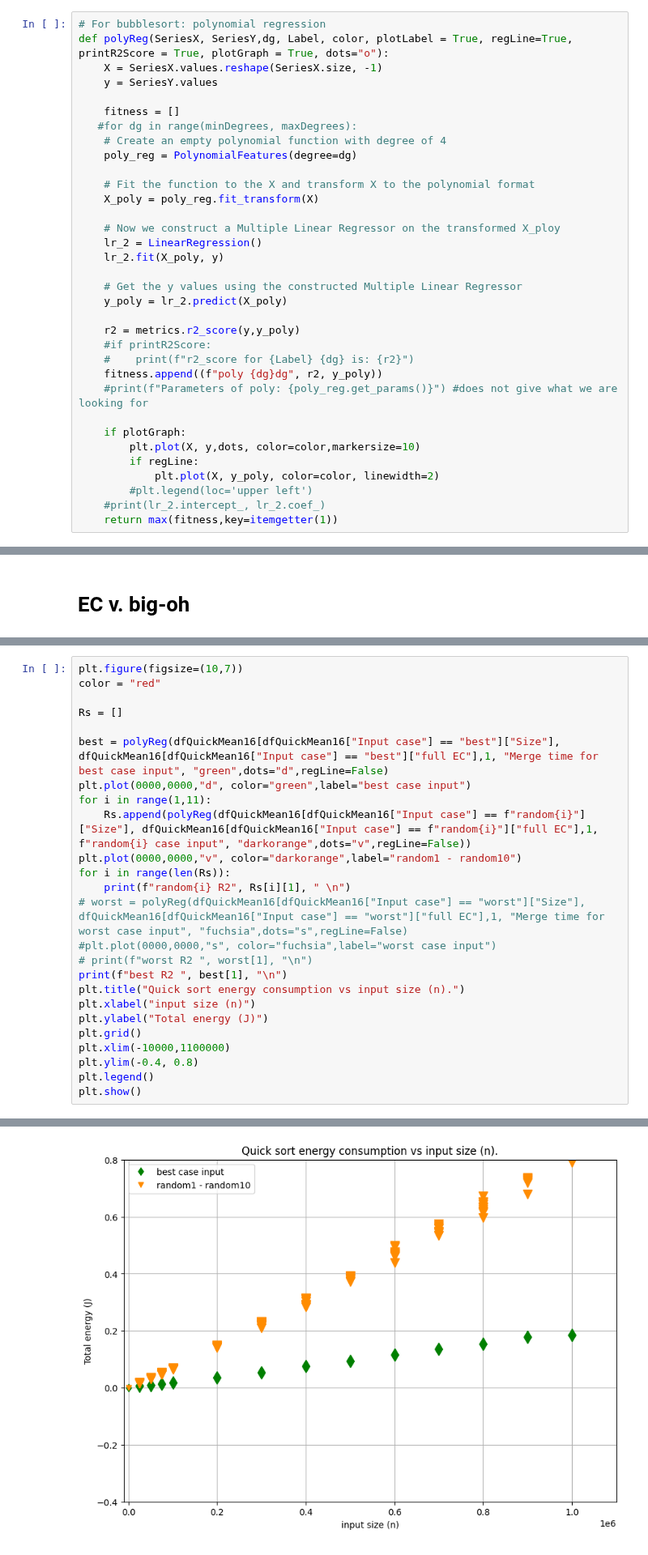
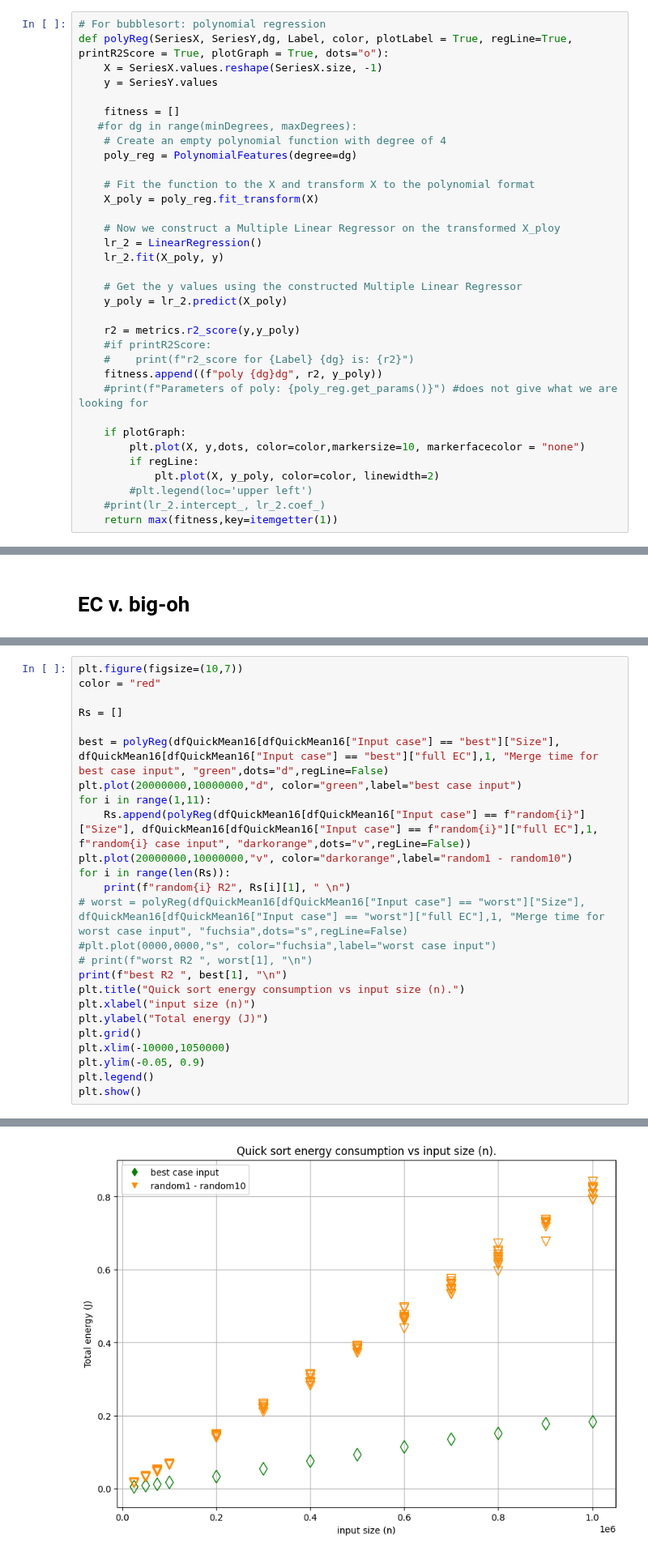
Before and after one commit to hrallil/RAPL_measurements, a Jupyter notebook: Java/FinalResults/FinalAnalysis/QuickMajaTest.ipynb, the cells around one changed output, grey strips where cells are left out. Shown at 81% size. Saved outputs shown, nothing was run; the diff lists cells and outputs as text.

Commit message:
removed origin dots and made all points hollow for all best and random quick graphs

```diff
--- a/Java/FinalResults/FinalAnalysis/QuickMajaTest.ipynb
+++ b/Java/FinalResults/FinalAnalysis/QuickMajaTest.ipynb
@@ -646,7 +646,7 @@ def polyReg(SeriesX, SeriesY,dg, Label, color, plotLabel = True, regLine=True, p
     #print(f"Parameters of poly: {poly_reg.get_params()}") #does not give what we are looking for
 
     if plotGraph:
-        plt.plot(X, y,dots, color=color,markersize=10)
+        plt.plot(X, y,dots, color=color,markersize=10, markerfacecolor = "none")
         if regLine:
             plt.plot(X, y_poly, color=color, linewidth=2)
         #plt.legend(loc='upper left')
@@ -929,43 +935,43 @@ color = "red"
 Rs = []
 
 best = polyReg(dfQuickMean16[dfQuickMean16["Input case"] == "best"]["Size"], dfQuickMean16[dfQuickMean16["Input case"] == "best"]["full EC"],1, "Merge time for best case input", "green",dots="d",regLine=False)
-plt.plot(0000,0000,"d", color="green",label="best case input")
+plt.plot(20000000,10000000,"d", color="green",label="best case input")
 for i in range(1,11):
     Rs.append(polyReg(dfQuickMean16[dfQuickMean16["Input case"] == f"random{i}"]["Size"], dfQuickMean16[dfQuickMean16["Input case"] == f"random{i}"]["full EC"],1, f"random{i} case input", "darkorange",dots="v",regLine=False))
-plt.plot(0000,0000,"v", color="darkorange",label="random1 - random10")
+plt.plot(20000000,10000000,"v", color="darkorange",label="random1 - random10")
 for i in range(len(Rs)):
     print(f"random{i} R2", Rs[i][1], " \n")
 # worst = polyReg(dfQuickMean16[dfQuickMean16["Input case"] == "worst"]["Size"], dfQuickMean16[dfQuickMean16["Input case"] == "worst"]["full EC"],1, "Merge time for worst case input", "fuchsia",dots="s",regLine=False)
 #plt.plot(0000,0000,"s", color="fuchsia",label="worst case input")
 # print(f"worst R2 ", worst[1], "\n")
 print(f"best R2 ", best[1], "\n")
 plt.title("Quick sort energy consumption vs input size (n).")
 plt.xlabel("input size (n)")
 plt.ylabel("Total energy (J)")
 plt.grid()
-plt.xlim(-10000,1100000)
-plt.ylim(-0.4, 0.8)
+plt.xlim(-10000,1050000)
+plt.ylim(-0.05, 0.9)
 plt.legend()
 plt.show()
 # %% [output]
 random0 R2 0.9973701987502978
 
 random1 R2 0.9990810169685957
 
 random2 R2 0.9980054292860704
 
 random3 R2 0.9951796535452435
 
 random4 R2 0.998820373079689
 
 random5 R2 0.9981775750995502
 
 ... (5 lines left out)
 
 random9 R2 0.9985465957309183
 
 best R2  0.9978153852388456
-[figure, old version]
+[figure, new version]
 # %%
 plt.figure(figsize=(10,7))
 color = "red"
```
Also changed, not shown: parts of 6 cells of this notebook.
